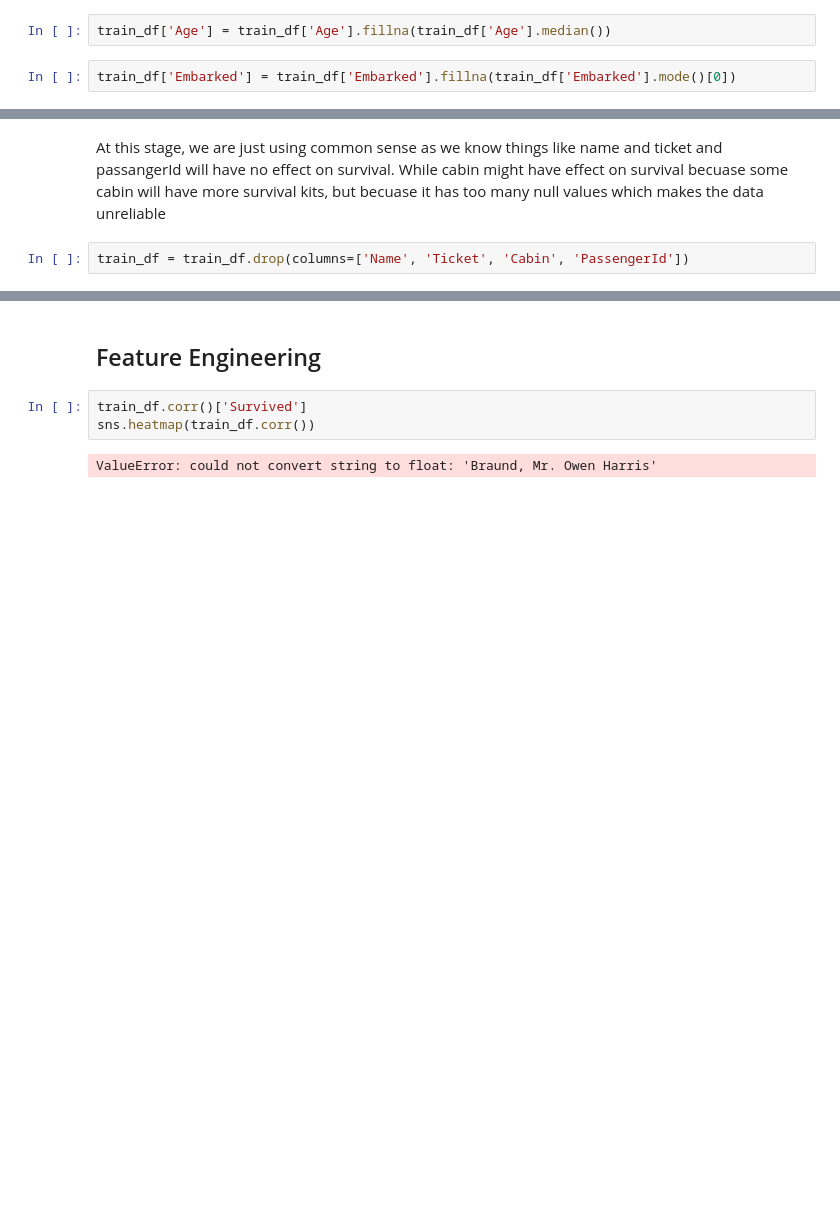
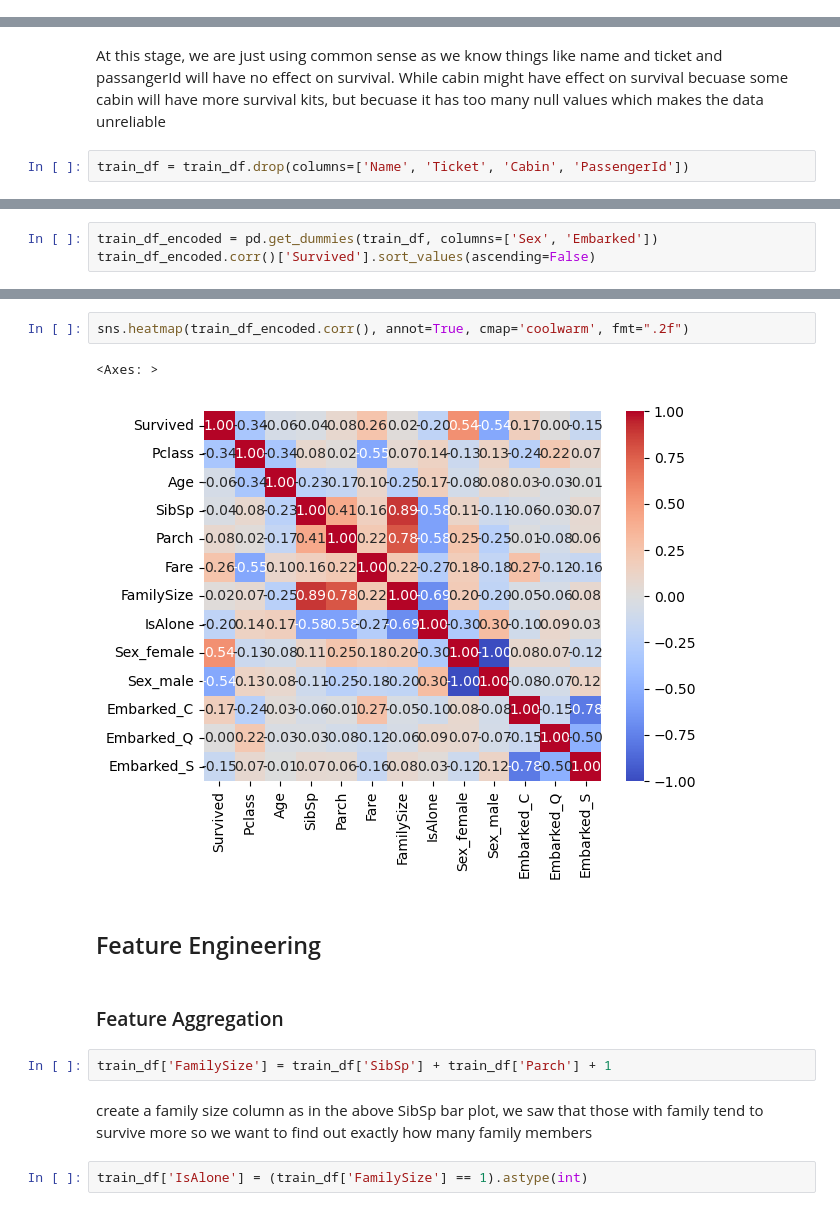
Before and after one commit to lukeckk/kaggle, a Jupyter notebook: titanic/titanic.ipynb, the cells around one changed output, grey strips where cells are left out. Drawn from its saved outputs; the diff is of its cells as text; blank space fills up the shorter version.

```diff
--- a/titanic/titanic.ipynb
+++ b/titanic/titanic.ipynb
@@ -138,7 +138,3 @@ dtype: int64
 # %% [markdown]
 As we can see age and embarked have null values. We fill them up with Median instead of mean because age might be skewed.
 - Dont worry about Cabin as it will be dropped later
-# %%
-train_df['Age'] = train_df['Age'].fillna(train_df['Age'].median())
-# %%
-train_df['Embarked'] = train_df['Embarked'].fillna(train_df['Embarked'].mode()[0])
@@ -165,0 +161,3 @@ Now we want to check correlation of each feature, but becuase some of them are s
+# %%
+train_df_encoded = pd.get_dummies(train_df, columns=['Sex', 'Embarked'])
+train_df_encoded.corr()['Survived'].sort_values(ascending=False)
@@ -166,7 +191,15 @@ Now we want to check correlation of each feature, but becuase some of them are s
+# %%
+sns.heatmap(train_df_encoded.corr(), annot=True, cmap='coolwarm', fmt=".2f")
+# %% [output]
+<Axes: >
+[figure, added]
 # %% [markdown]
 ## Feature Engineering
-# %%
-train_df.corr()['Survived']
-sns.heatmap(train_df.corr())
-# %% [output]
-ValueError: could not convert string to float: 'Braund, Mr. Owen Harris'
+# %% [markdown]
+### Feature Aggregation
+# %%
+train_df['FamilySize'] = train_df['SibSp'] + train_df['Parch'] + 1
+# %% [markdown]
+create a family size column as in the above SibSp bar plot, we saw that those with family tend to survive more so we want to find out exactly how many family members
+# %%
+train_df['IsAlone'] = (train_df['FamilySize'] == 1).astype(int)
```
Also changed, not shown: parts of 17 cells of this notebook.
